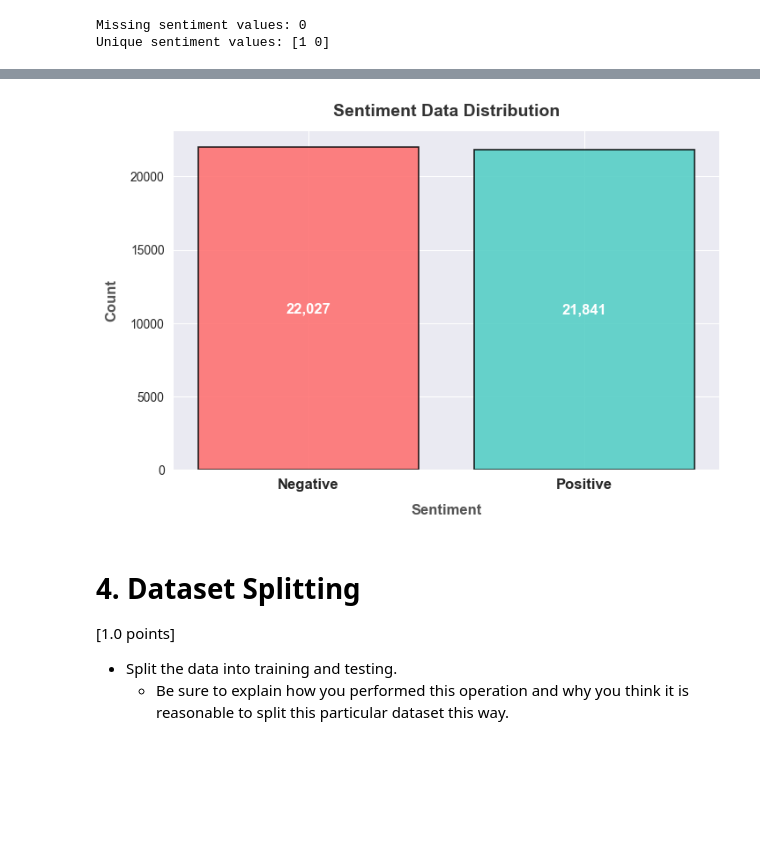
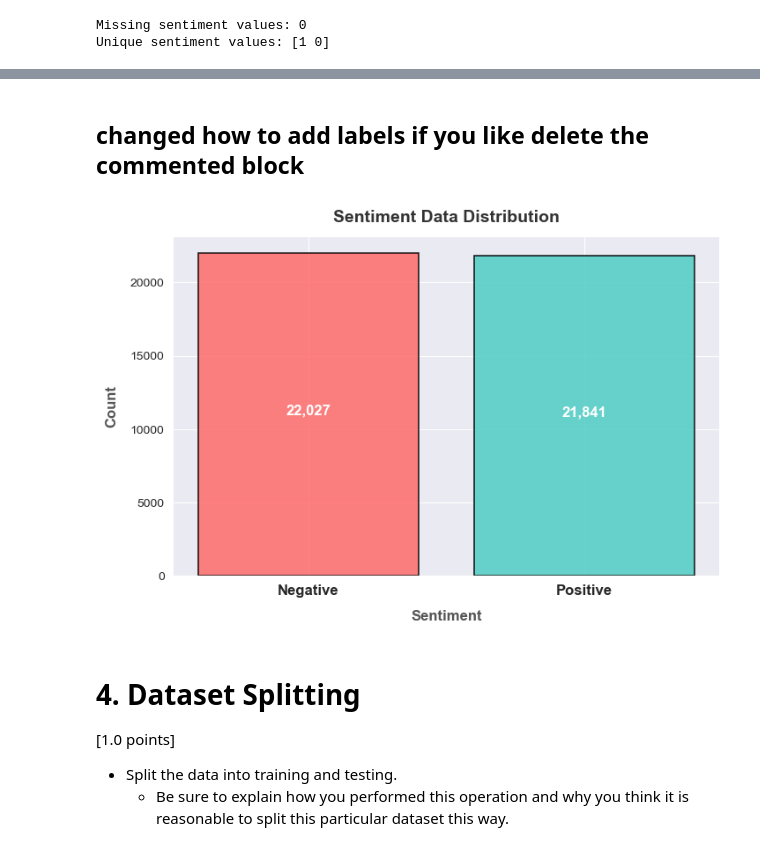
Before and after one commit to Juan-Carlos-D/NN-Team, a Jupyter notebook: Labs/Lab Two/Rough Drafts/RD 1.ipynb, the cells around one changed output, grey strips where cells are left out. Saved outputs shown, nothing was run; the diff lists cells and outputs as text; code cells hidden in the pictures; blank space fills up the shorter version.

```diff
--- a/Labs/Lab Two/Rough Drafts/RD 1.ipynb
+++ b/Labs/Lab Two/Rough Drafts/RD 1.ipynb
@@ -352,6 +403,10 @@ dtypes: int64(1), object(1)
 memory usage: 1.1+ MB
 # %%
 # Word cloud for each sentiment
+
+# Ensure no NaN values
+df_raw['cleaned_reviews'] = df_raw['cleaned_reviews'].fillna("")
+
 # Separate text based on sentiment
 positive_text = " ".join(df_raw[df_raw["sentiment"] == 1]["cleaned_reviews"])
 negative_text = " ".join(df_raw[df_raw["sentiment"] == 0]["cleaned_reviews"])
@@ -455,0 +539,16 @@ memory usage: 1.0+ MB
+# %%
+# Compute token lengths and store
+df_processed["token_length"] = df_processed["cleaned_reviews"].apply(lambda x: len(tokenizer.tokenize(x)))
+
+# Count how many reviews exceed 512 tokens
+num_exceeding = (df_processed["token_length"] > 512).sum()
+print(f"Number of reviews exceeding 512 tokens: {num_exceeding}")
+
+# Remove those reviews
+df_processed = df_processed[df_processed["token_length"] <= 512]
+
+# Confirm shape after removal
+print("New shape after filtering:", df_processed.shape)
+
+# Drop the temporary token_length column
+df_processed = df_processed.drop(columns=["token_length"])
@@ -456,29 +571,41 @@ memory usage: 1.0+ MB
+# %% [markdown]
+## changed how to add labels if you like delete the commented block ##
 # %%
 # Displaying the sentiment values
 sentiment = df_processed.sentiment.value_counts()
 
-colors = ["#FF6B6B", "#4ECDC4"]  # Soft red for negative, teal for positive
+# Define colors for bar red = negative, teal = positive
+colors = ["#FF6B6B", "#4ECDC4"]
 sns.set_style("darkgrid")
 
-# Creates figure
+# Creates figure and bar plot
 plt.figure(figsize=(8, 5))
 bars = plt.bar(sentiment.index, sentiment.values, color=colors, alpha=0.85, edgecolor="black", linewidth=1.2)
+
+# X axis labels
 plt.xticks(ticks=[0, 1], labels=["Negative", "Positive"], fontsize=12, fontweight="bold")
+
+# Title and labels
 plt.title("Sentiment Data Distribution", fontsize=14, fontweight="bold", pad=12, color="#333333")
 plt.xlabel("Sentiment", fontsize=12, labelpad=10, fontweight="bold", color="#555555")
 plt.ylabel("Count", fontsize=12, labelpad=10, fontweight="bold", color="#555555")
 
 # Adds value labels inside bars
-for bar in bars:
-    plt.text(bar.get_x() + bar.get_width()/2,  # Center horizontally
-             bar.get_height() * 0.5,  # Position in the middle of the bar
-             f"{int(bar.get_height()):,}",  # Format number with commas
-             ha="center", va="center",  # Align text in center
-             fontsize=12, fontweight="bold", color="white")  # White text for contrast
+#for bar in bars:
+    #plt.text(bar.get_x() + bar.get_width()/2,  # Center horizontally
+             #bar.get_height() * 0.5,  # Position in the middle of the bar
+             #f"{int(bar.get_height()):,}",  # Format number with commas
+             #ha="center", va="center",  # Align text in center
+             #fontsize=12, fontweight="bold", color="white")  # White text for contrast
 
+# Add value labels
+for index, value in enumerate(sentiment.values):
+    plt.text(index, value / 2, f"{int(value):,}", ha="center", fontsize=12, fontweight="bold", color="white")
+
+# Display plot
 plt.show()
 # %% [output]
-[figure, old version]
+[figure, new version]
 # %% [markdown]
 # **4. Dataset Splitting**
 [1.0 points]
```
Also changed, not shown: parts of 25 cells of this notebook.
